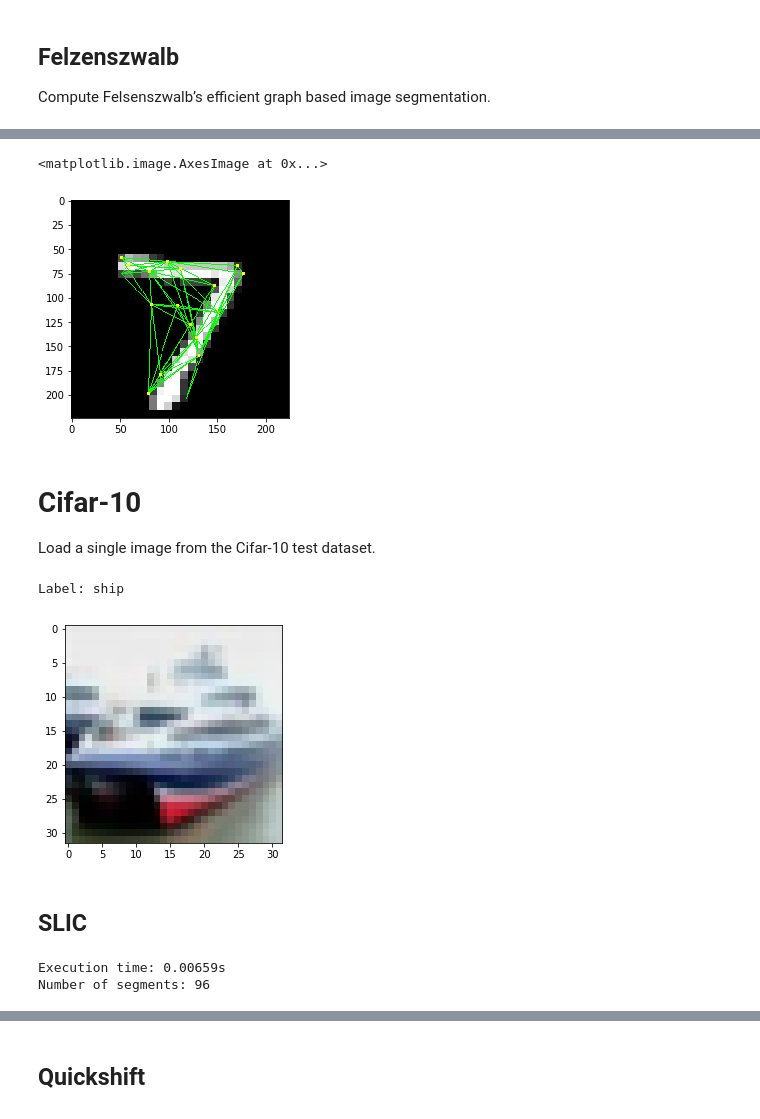
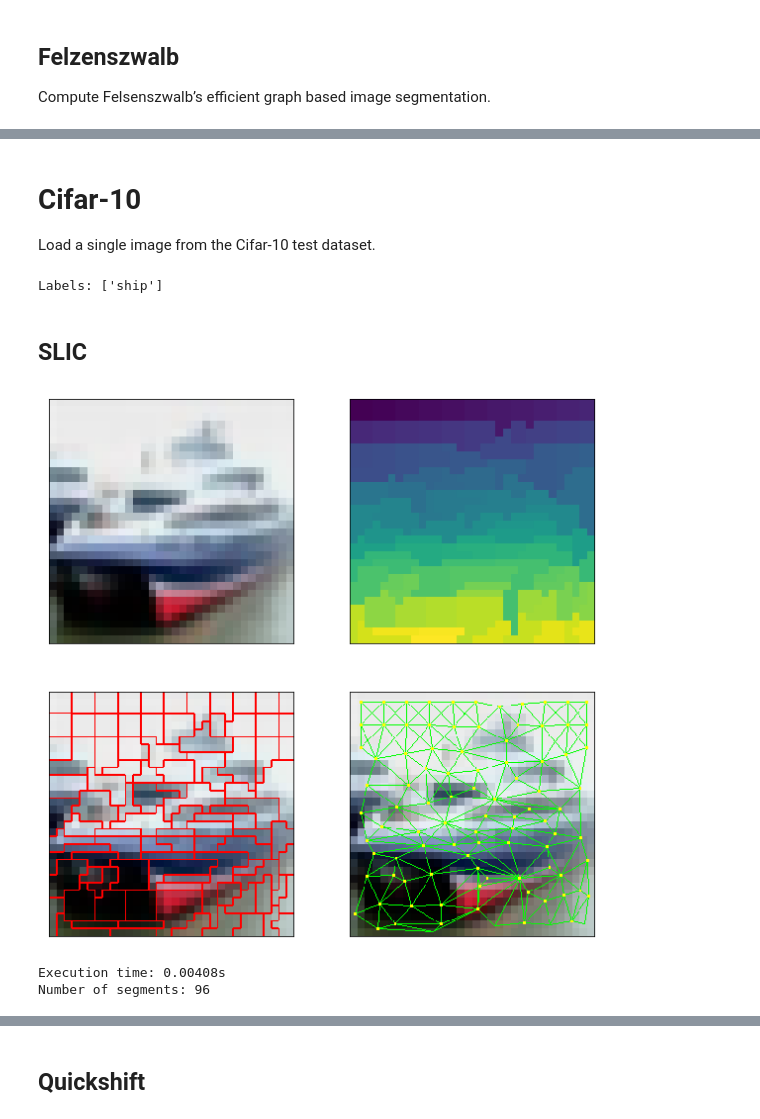
Before and after one commit to rusty1s/embedded_gcnn, a Jupyter notebook: notebooks/superpixel.ipynb, the cells around one changed output, grey strips where cells are left out. Saved outputs shown, nothing was run; the diff lists cells and outputs as text; code cells hidden in the pictures.

```diff
--- a/notebooks/superpixel.ipynb
+++ b/notebooks/superpixel.ipynb
@@ -155,10 +134,3 @@ plt.imshow(boundaries)
-# %%
-rag = graph.rag_mean_color(scaled_image, scaled_seg)
-out = graph.draw_rag(scaled_seg, rag, scaled_image)
-plt.imshow(out)
-# %% [output]
-<matplotlib.image.AxesImage at 0x...>
-[figure, removed]
 # %% [markdown]
 # Cifar-10
 Load a single image from the Cifar-10 test dataset.
@@ -166,26 +138,23 @@ Load a single image from the Cifar-10 test dataset.
 cifar_10 = Cifar10(data_dir='/tmp/cifar_10')
 image = cifar_10.test._data[1]
 image = np.reshape(image, (32, 32, 3))
-label = cifar_10.test._labels[1]
-print('Label:', cifar_10.label_name(label))
-plt.imshow(image)
-scaled_image = scale(image)
+print('Labels:', cifar_10.label_name(cifar_10.test._labels[1]))
 # %% [output]
-Label: ship
+Labels: ['ship']
-[figure, removed]
 # %% [markdown]
 ## SLIC
 # %%
 NUM_SEGMENTS = 100
 COMPACTNESS = 5.0
 MAX_ITERATIONS = 10
 SIGMA = 0.0
 
 t_start = time.process_time()
-seg = slic(image, NUM_SEGMENTS, COMPACTNESS, MAX_ITERATIONS, SIGMA)
+labels = slic(image, NUM_SEGMENTS, COMPACTNESS, MAX_ITERATIONS, SIGMA)
+duration = time.process_time() - t_start
 
-print('Execution time: {:.5f}s'.format(time.process_time() - t_start))
-print('Number of segments:', np.unique(seg).shape[0])
+showcase_image_segmentation(image, labels, duration)
 # %% [output]
+[figure, added]
-Execution time: 0.00659s
+Execution time: 0.00408s
 Number of segments: 96
```
Also changed, not shown: parts of 24 cells of this notebook, 3 other files.
